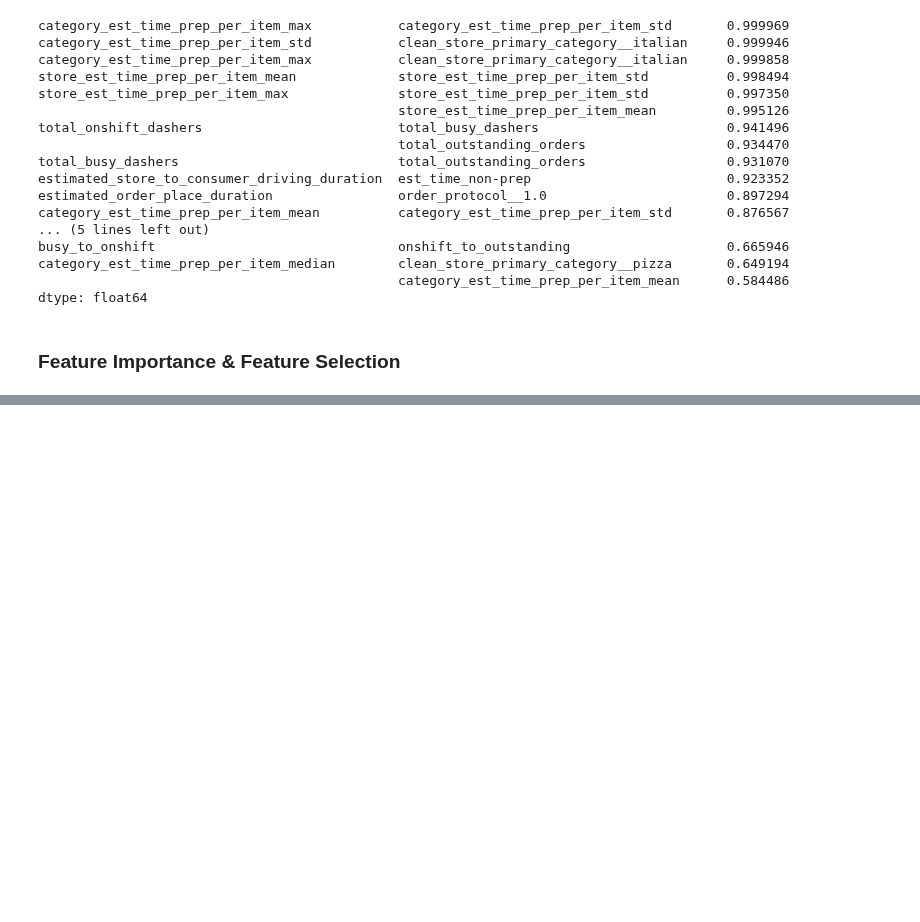
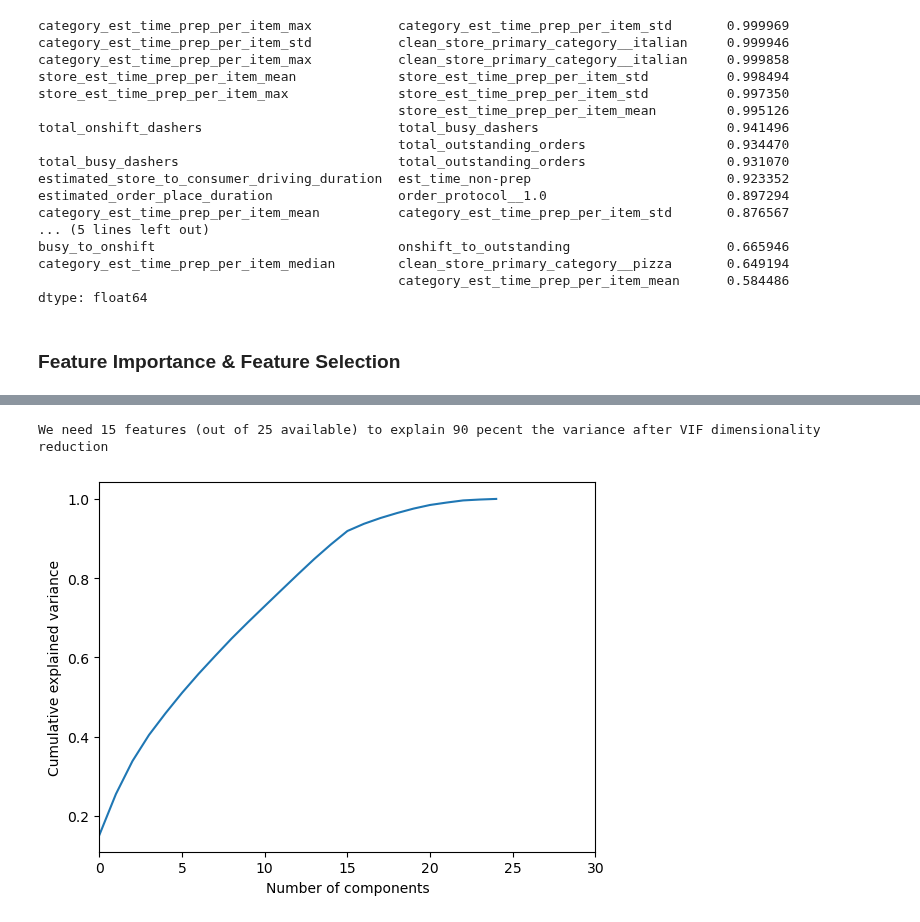
Before and after one commit to Tanag3r/stratascratch_projects, a Jupyter notebook: doordash_delivery_est/doordash_est.ipynb, the cells around one changed output, grey strips where cells are left out. Cells and saved outputs as stored; diff of their text form; code cells hidden in the pictures; blank space fills up the shorter version.

```diff
--- a/doordash_delivery_est/doordash_est.ipynb
+++ b/doordash_delivery_est/doordash_est.ipynb
@@ -369,0 +342,15 @@ vif_importances.sort_values(by='gini-importance',ascending=False).head(15).plot(
+# %%
+## how many features are needed to explain 90% of the variance?
+print("We need " + str(len(PCAcalc_expl_var(x_train=vif_x_train,target_expl_variance=0.9)[0])) + " features (out of " + str(vif_x_train.shape[1]) + " available) to explain 90 pecent the variance after VIF dimensionality reduction")
+
+vif_x_train_scaled = apply_standard_scaler(vif_x_train)
+pca = PCA().fit(vif_x_train_scaled)
+
+plt.plot(np.cumsum(pca.explained_variance_ratio_))
+plt.xlim(0,30,1)
+plt.xlabel('Number of components')
+plt.ylabel('Cumulative explained variance')
+plt.show()
+# %% [output]
+We need 15 features (out of 25 available) to explain 90 pecent the variance after VIF dimensionality reduction
+[figure, added]
```
Also changed, not shown: parts of 9 cells of this notebook.
